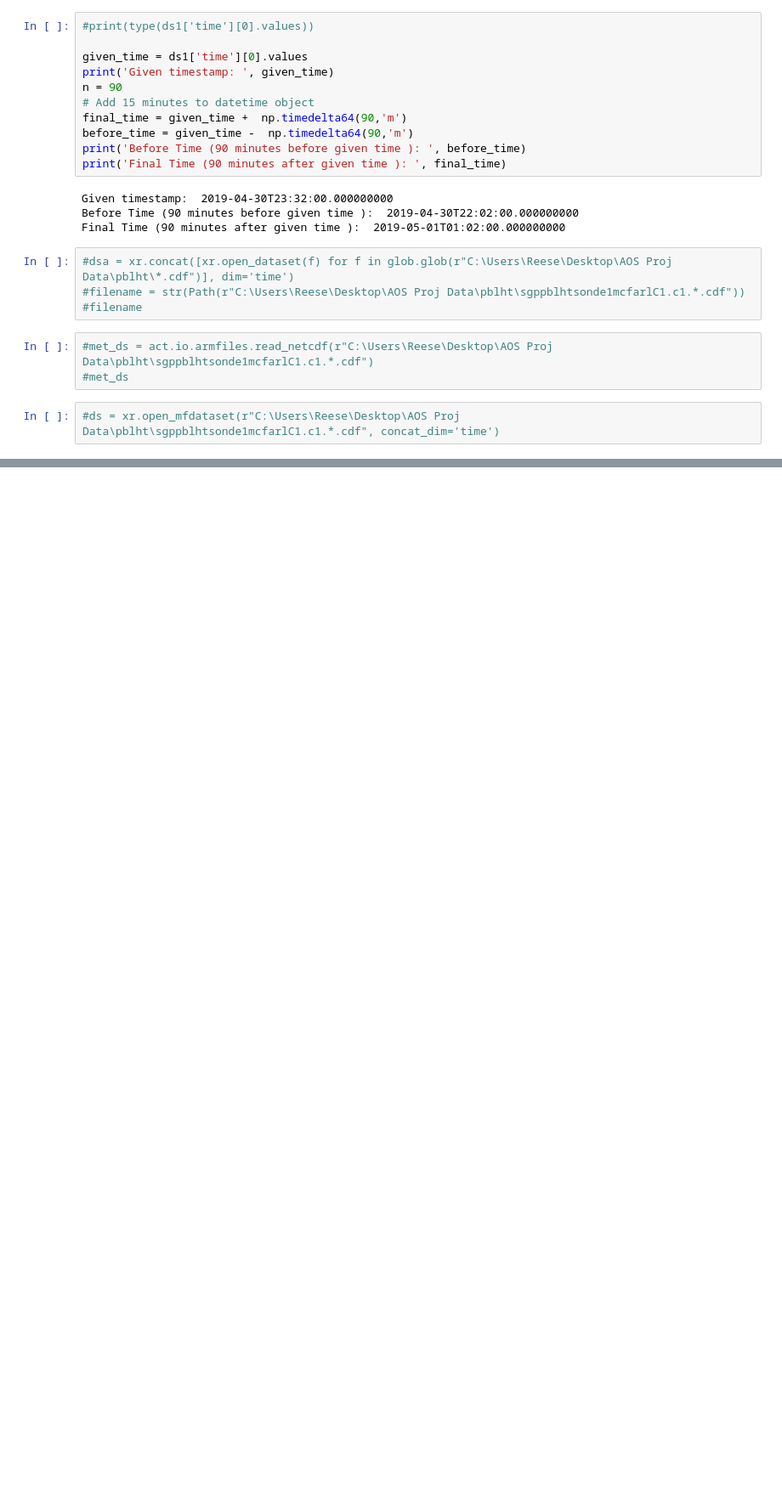
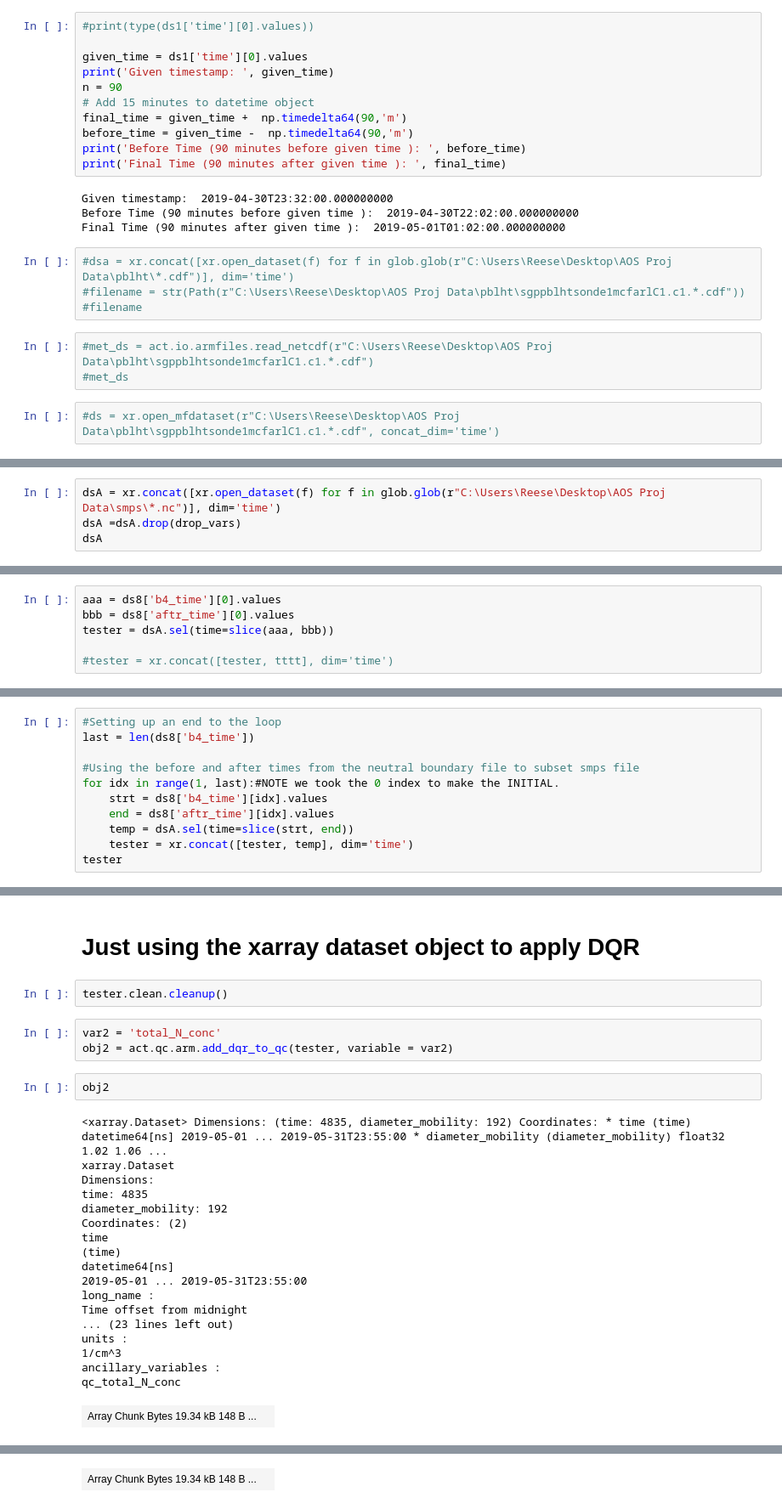
Before and after one commit to ReeseMishler/Work-File, a Jupyter notebook: TestBook.ipynb, the cells around one changed output, grey strips where cells are left out. Shown: that part at 85% size. Cells and saved outputs as stored; diff of their text form; blank space fills up the shorter version.

```diff
--- a/TestBook.ipynb
+++ b/TestBook.ipynb
@@ -141,0 +250,4 @@ Data variables:
+# %%
+dsA = xr.concat([xr.open_dataset(f) for f in glob.glob(r"C:\Users\Reese\Desktop\AOS Proj Data\smps\*.nc")], dim='time')
+dsA =dsA.drop(drop_vars)
+dsA
@@ -141,0 +321,6 @@ Data variables:
+# %%
+aaa = ds8['b4_time'][0].values
+bbb = ds8['aftr_time'][0].values
+tester = dsA.sel(time=slice(aaa, bbb))
+
+#tester = xr.concat([tester, tttt], dim='time')
@@ -141,0 +329,11 @@ Data variables:
+# %%
+#Setting up an end to the loop
+last = len(ds8['b4_time'])
+
+#Using the before and after times from the neutral boundary file to subset smps file
+for idx in range(1, last):#NOTE we took the 0 index to make the INITIAL.
+    strt = ds8['b4_time'][idx].values
+    end = ds8['aftr_time'][idx].values
+    temp = dsA.sel(time=slice(strt, end))
+    tester = xr.concat([tester, temp], dim='time')
+tester
@@ -141,0 +387,28 @@ Data variables:
+# %% [markdown]
+# Just using the xarray dataset object to apply DQR
+# %%
+tester.clean.cleanup()
+# %%
+var2 = 'total_N_conc'
+obj2 = act.qc.arm.add_dqr_to_qc(tester, variable = var2)
+# %%
+obj2
+# %% [output]
+<xarray.Dataset> Dimensions: (time: 4835, diameter_mobility: 192) Coordinates: * time (time) datetime64[ns] 2019-05-01 ... 2019-05-31T23:55:00 * diameter_mobility (diameter_mobility) float32 1.02 1.06 ...
+xarray.Dataset
+Dimensions:
+time: 4835
+diameter_mobility: 192
+Coordinates: (2)
+time
+(time)
+datetime64[ns]
+2019-05-01 ... 2019-05-31T23:55:00
+long_name :
+Time offset from midnight
+... (23 lines left out)
+units :
+1/cm^3
+ancillary_variables :
+qc_total_N_conc
+| Array Chunk Bytes 19.34 kB 148 B ... |  |
@@ -141,0 +431 @@ Data variables:
+| Array Chunk Bytes 19.34 kB 148 B ... |  |
```
Also changed, not shown: parts of 42 cells of this notebook.
